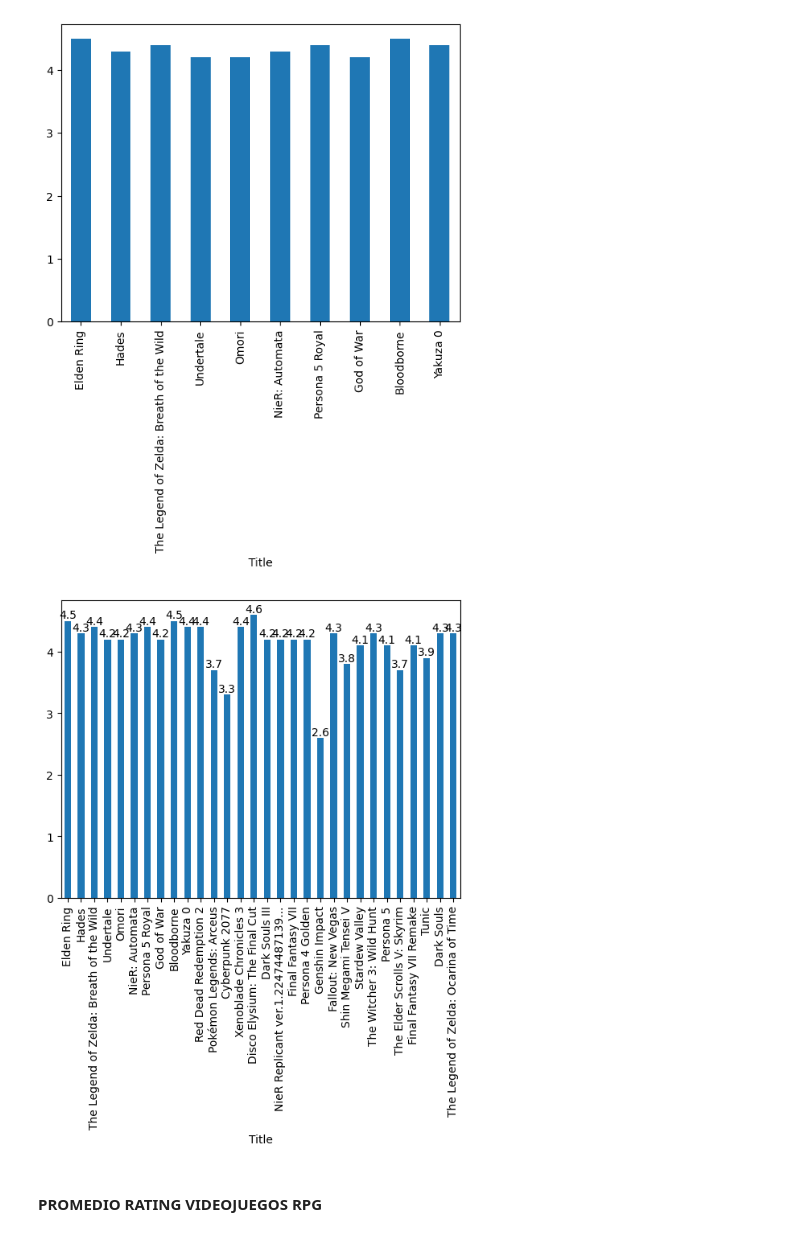
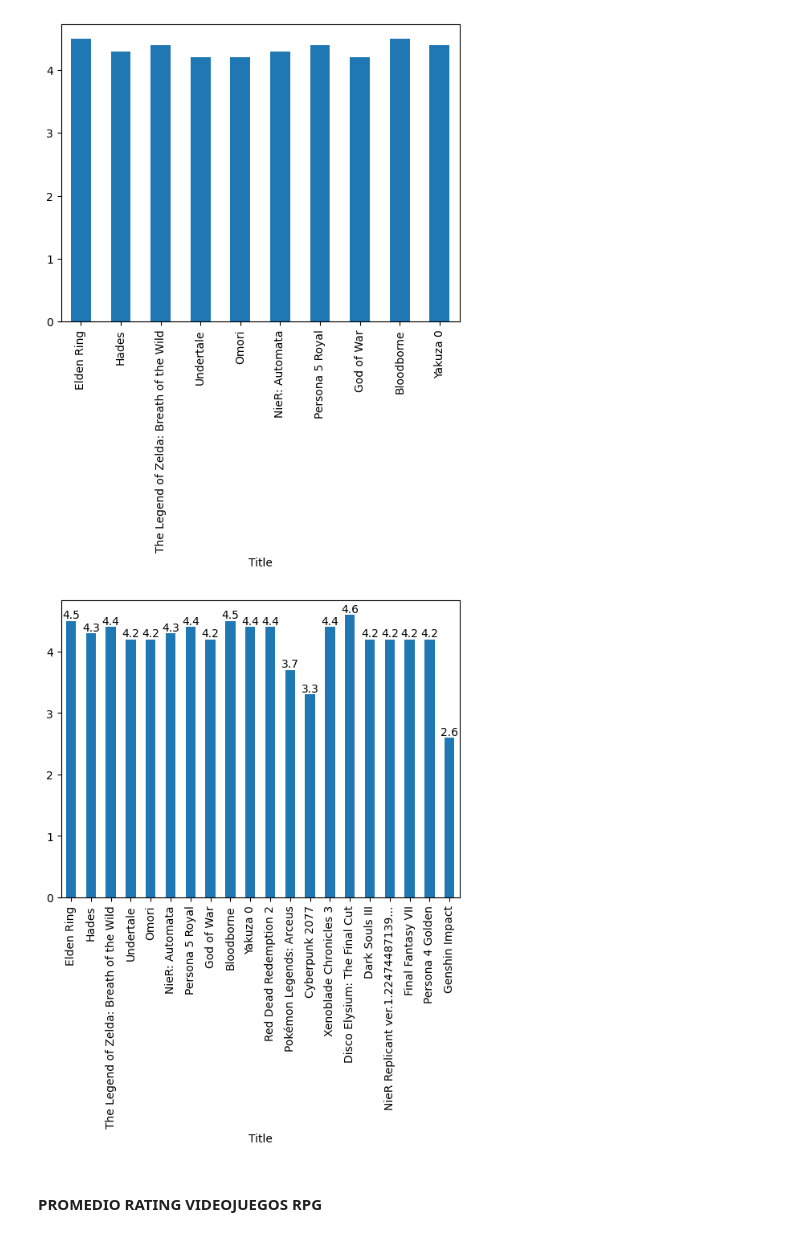
Before and after one commit to francoS18/python-1-semestre, a Jupyter notebook: Jupyter/04-pandas.ipynb, the cells around one changed output. Drawn from its saved outputs; the diff is of its cells as text; code cells hidden in the pictures.

```diff
--- a/Jupyter/04-pandas.ipynb
+++ b/Jupyter/04-pandas.ipynb
@@ -127,7 +116,7 @@ def rpg(genres):
     return 'RPG' in genres
 
 #Aplica el filtro utilizando apply
-datosRPG = datos[datos['Genres'].apply(rpg)]
+datosRPG = data_sin_nulos[data_sin_nulos['Genres'].apply(rpg)]
 
 #Muestra el dataset solamente incluyendo la columnas Titulo y Ranking
 nombresRPG = datosRPG[['Title', 'Rating']]
@@ -196,17 +185,17 @@ datasetRPG['Rating'].plot(x=None, kind='bar')  # Utilizar el índice en el eje x
 <Axes: xlabel='Title'>
 [figure]
 # %%
-datasetRPG = nombresRPG.head(30)
+datasetRPG = nombresRPG.head(20)
 datasetRPG.set_index('Title', inplace=True)
 
 ax = datasetRPG['Rating'].plot(x=None, kind='bar')
 
 #Agregando etiquetas de rating en las barras
 for i, rating in enumerate(datasetRPG['Rating']):
-    ax.annotate(str(rating), xy=(i, rating), ha='center', va='bottom')
+    ax.annotate(str(rating), xy=(i, rating), ha='center', va='bottom') #Anotate es para agregar un string con un valor
 
 plt.show()
 # %% [output]
-[figure, old version]
+[figure, new version]
 # %% [markdown]
 <h4><b>PROMEDIO RATING VIDEOJUEGOS RPG</b></h4>
```
Also changed, not shown: parts of 17 cells of this notebook, 2 other files.
